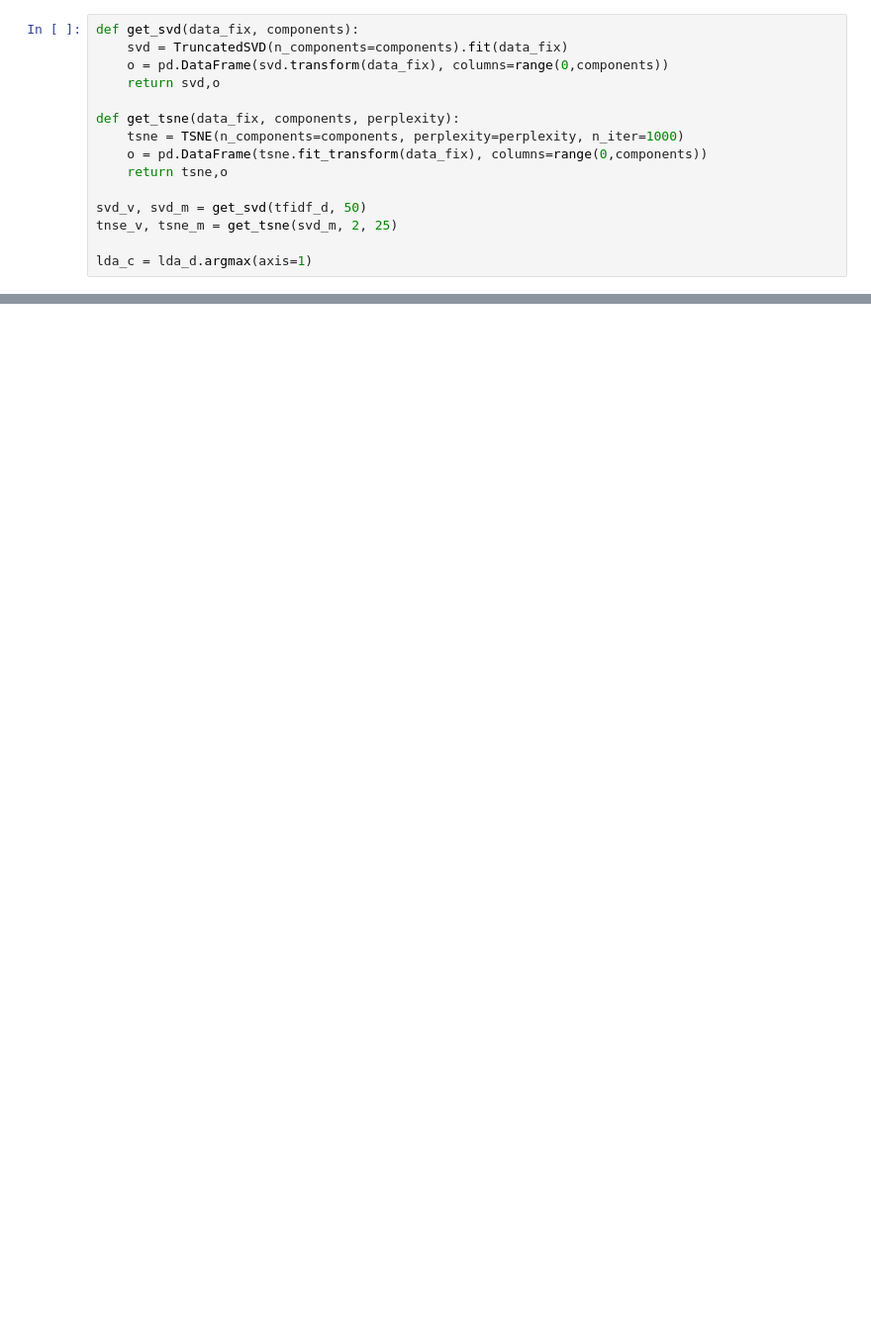
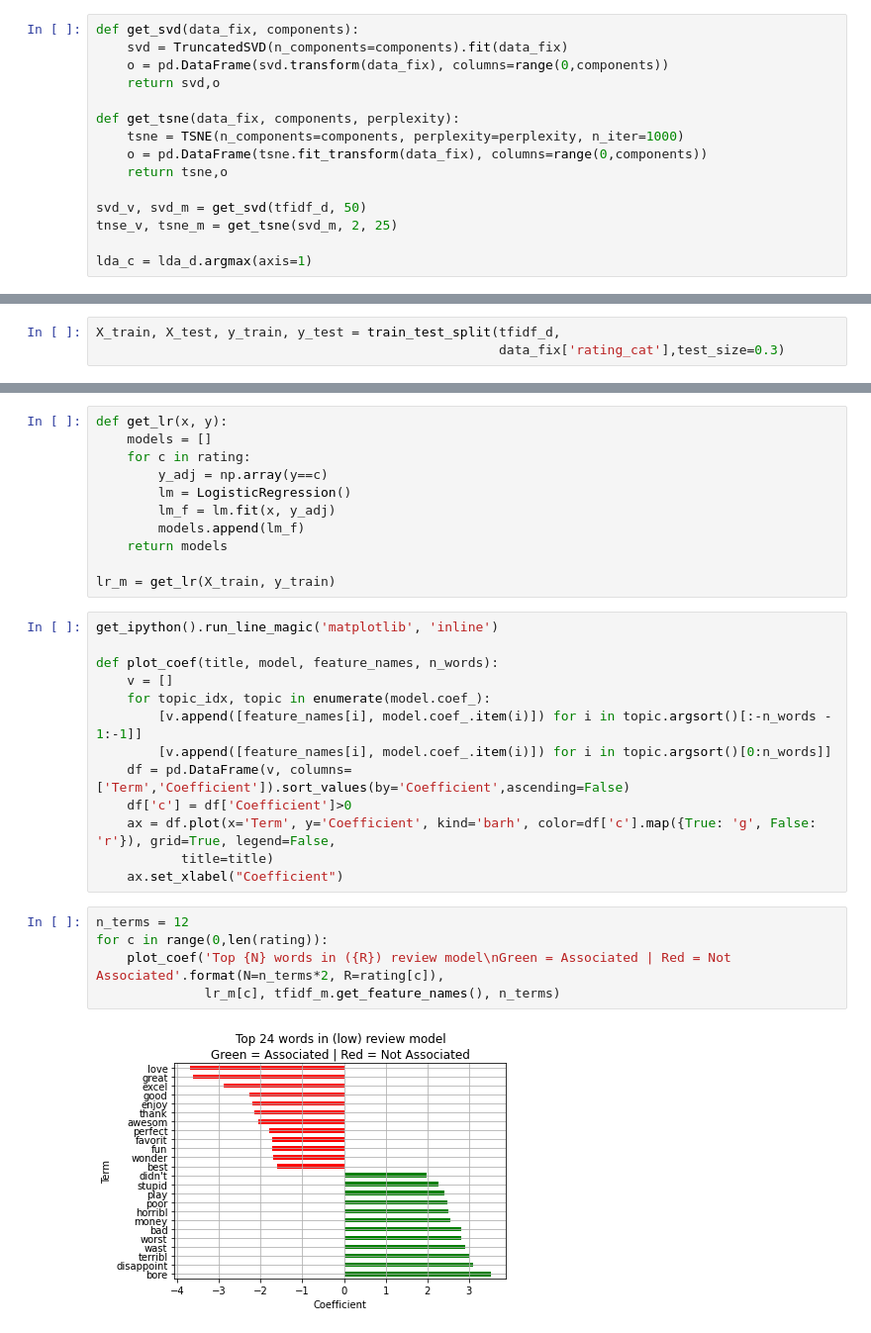
Before and after one commit to indriatsani/H8_84, a Jupyter notebook: PYIM_Assgn_3_084_INDRIA TSANI HAZHIAH.ipynb, the cells around one changed output, grey strips where cells are left out. Shown at 99% size. Drawn from its saved outputs; the diff is of its cells as text; blank space fills up the shorter version.

```diff
--- a/PYIM_Assgn_3_084_INDRIA TSANI HAZHIAH.ipynb
+++ b/PYIM_Assgn_3_084_INDRIA TSANI HAZHIAH.ipynb
@@ -662,0 +676,3 @@ plot_scatter_2d(tsne_m[0], tsne_m[1], kmean_d, 1000, 'KMeans Clustering of Baby
+# %%
+X_train, X_test, y_train, y_test = train_test_split(tfidf_d,
+                                                    data_fix['rating_cat'],test_size=0.3)
@@ -662,0 +727,31 @@ plot_scatter_2d(tsne_m[0], tsne_m[1], kmean_d, 1000, 'KMeans Clustering of Baby
+# %%
+def get_lr(x, y):
+    models = []
+    for c in rating:
+        y_adj = np.array(y==c)
+        lm = LogisticRegression()
+        lm_f = lm.fit(x, y_adj)
+        models.append(lm_f)
+    return models
+
+lr_m = get_lr(X_train, y_train)
+# %%
+get_ipython().run_line_magic('matplotlib', 'inline')
+
+def plot_coef(title, model, feature_names, n_words):
+    v = []
+    for topic_idx, topic in enumerate(model.coef_):
+        [v.append([feature_names[i], model.coef_.item(i)]) for i in topic.argsort()[:-n_words - 1:-1]]
+        [v.append([feature_names[i], model.coef_.item(i)]) for i in topic.argsort()[0:n_words]]
+    df = pd.DataFrame(v, columns=['Term','Coefficient']).sort_values(by='Coefficient',ascending=False)
+    df['c'] = df['Coefficient']>0
+    ax = df.plot(x='Term', y='Coefficient', kind='barh', color=df['c'].map({True: 'g', False: 'r'}), grid=True, legend=False,
+           title=title)
+    ax.set_xlabel("Coefficient")
+# %%
+n_terms = 12
+for c in range(0,len(rating)):
+    plot_coef('Top {N} words in ({R}) review model\nGreen = Associated | Red = Not Associated'.format(N=n_terms*2, R=rating[c]),
+              lr_m[c], tfidf_m.get_feature_names(), n_terms)
+# %% [output]
+[figure, added]
```
Also changed, not shown: parts of 12 cells of this notebook.
